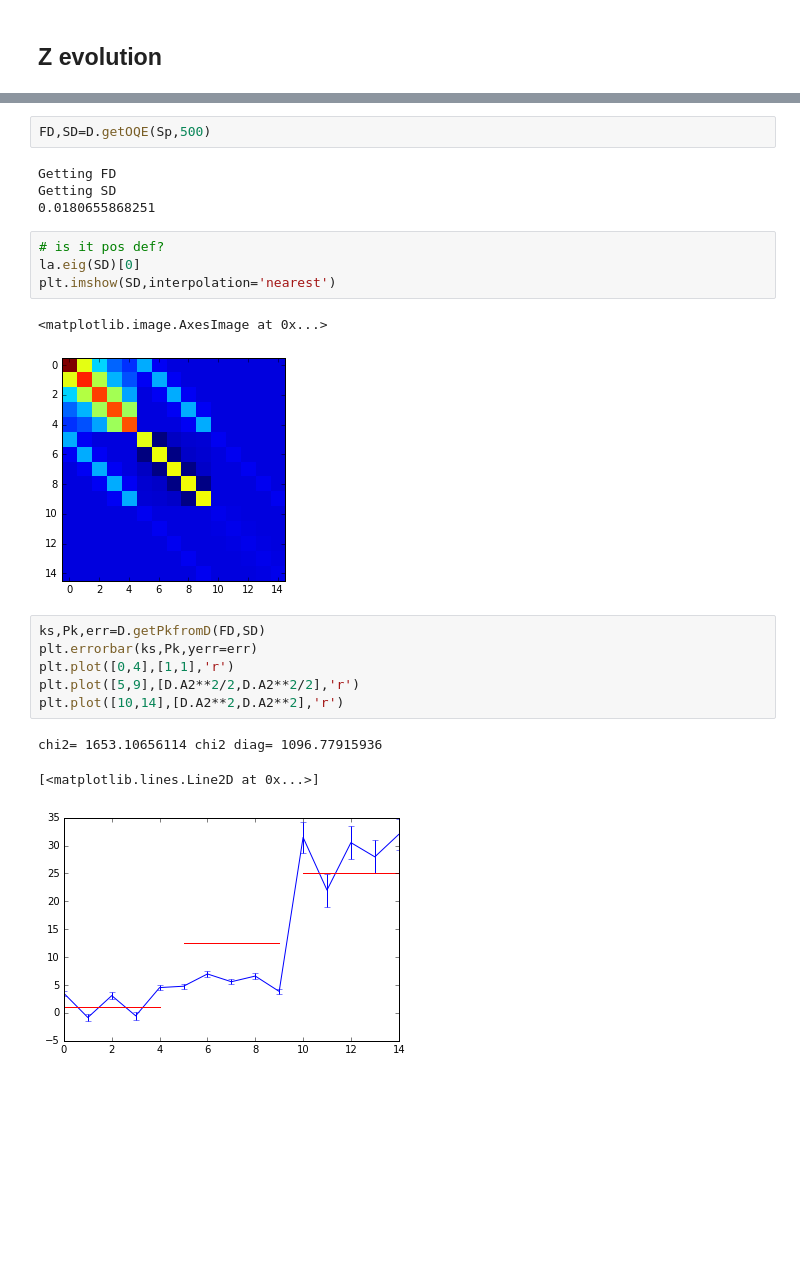
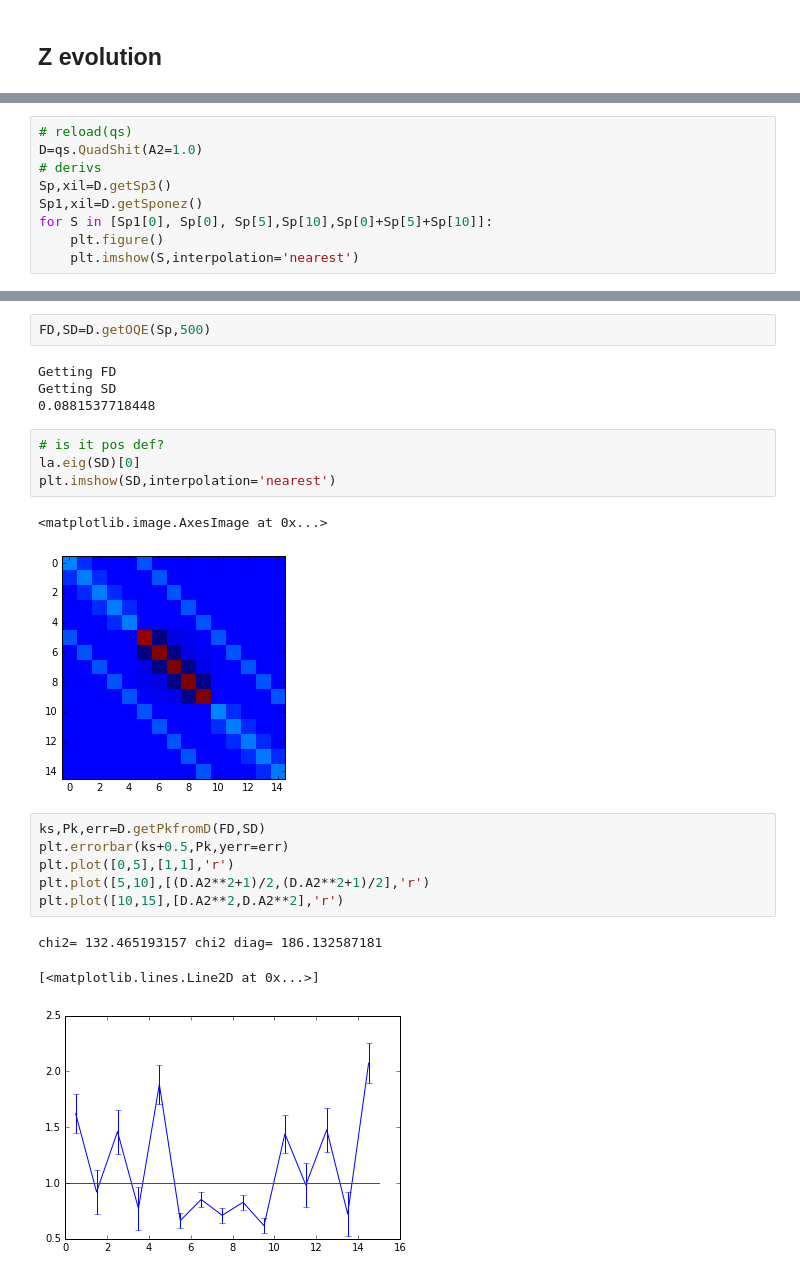
Before and after one commit to slosar/quadshit, a Jupyter notebook: py/test.ipynb, the cells around one changed output, grey strips where cells are left out. Cells and saved outputs as stored; diff of their text form; blank space fills up the shorter version.

```diff
--- a/py/test.ipynb
+++ b/py/test.ipynb
@@ -62,0 +61,9 @@ for S in [Sp1[0], Sp[0], Sp[5],Sp[10],Sp[0]+Sp[5]+Sp[10]]:
+# %%
+# reload(qs)
+D=qs.QuadShit(A2=1.0)
+# derivs
+Sp,xil=D.getSp3()
+Sp1,xil=D.getSponez()
+for S in [Sp1[0], Sp[0], Sp[5],Sp[10],Sp[0]+Sp[5]+Sp[10]]:
+    plt.figure()
+    plt.imshow(S,interpolation='nearest')
@@ -65,21 +80,21 @@ FD,SD=D.getOQE(Sp,500)
 # %% [output]
 Getting FD
 Getting SD
-0.0180655868251
+0.0881537718448
 # %%
 # is it pos def?
 la.eig(SD)[0]
 plt.imshow(SD,interpolation='nearest')
 # %% [output]
 <matplotlib.image.AxesImage at 0x...>
-[figure, old version]
+[figure, new version]
 # %%
 ks,Pk,err=D.getPkfromD(FD,SD)
-plt.errorbar(ks,Pk,yerr=err)
-plt.plot([0,4],[1,1],'r')
-plt.plot([5,9],[D.A2**2/2,D.A2**2/2],'r')
-plt.plot([10,14],[D.A2**2,D.A2**2],'r')
+plt.errorbar(ks+0.5,Pk,yerr=err)
+plt.plot([0,5],[1,1],'r')
+plt.plot([5,10],[(D.A2**2+1)/2,(D.A2**2+1)/2],'r')
+plt.plot([10,15],[D.A2**2,D.A2**2],'r')
 # %% [output]
-chi2= 1653.10656114 chi2 diag= 1096.77915936
+chi2= 132.465193157 chi2 diag= 186.132587181
 [<matplotlib.lines.Line2D at 0x...>]
-[figure, old version]
+[figure, new version]
```
Also changed, not shown: parts of 5 cells of this notebook, 1 other file.
